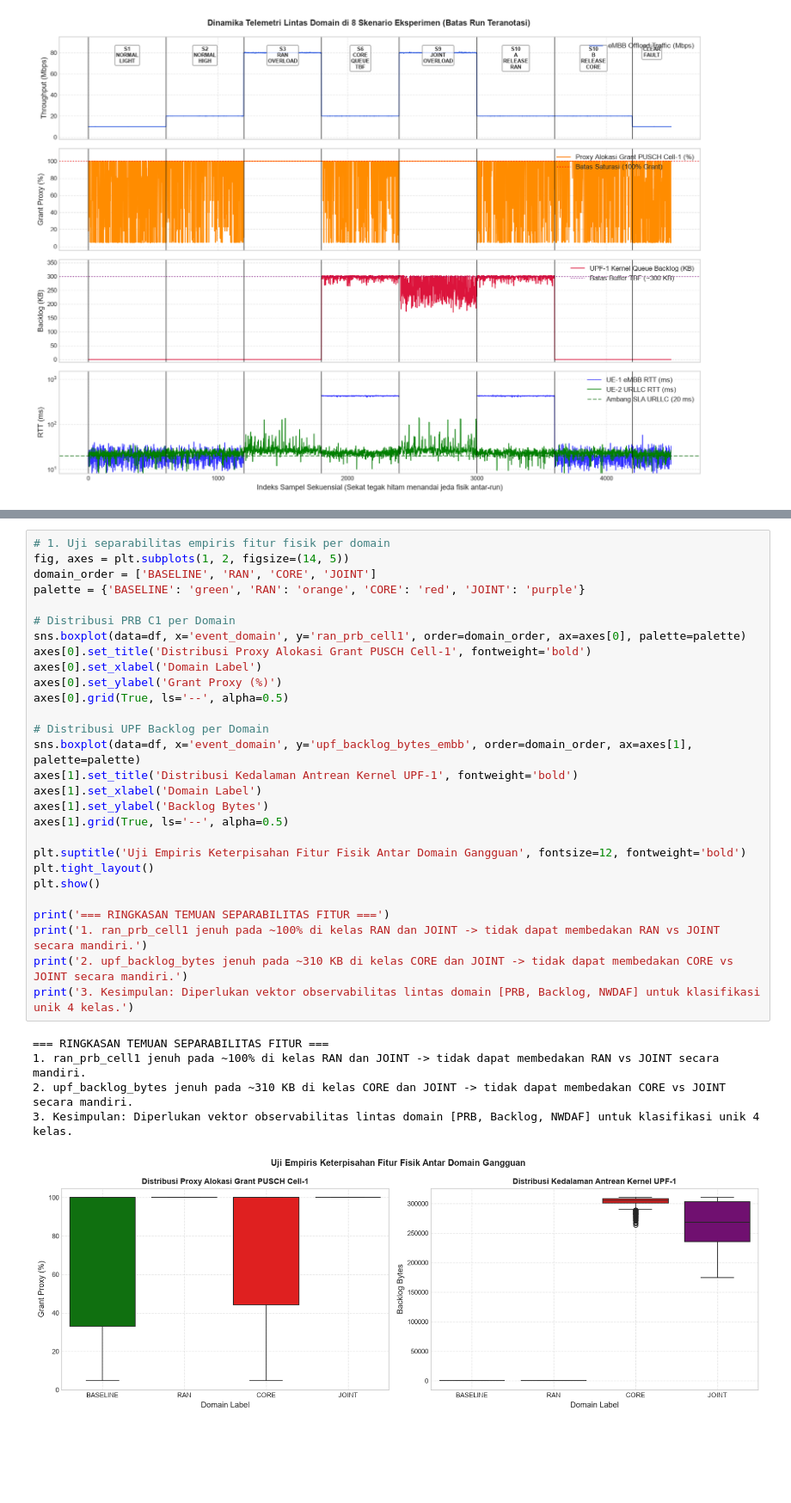
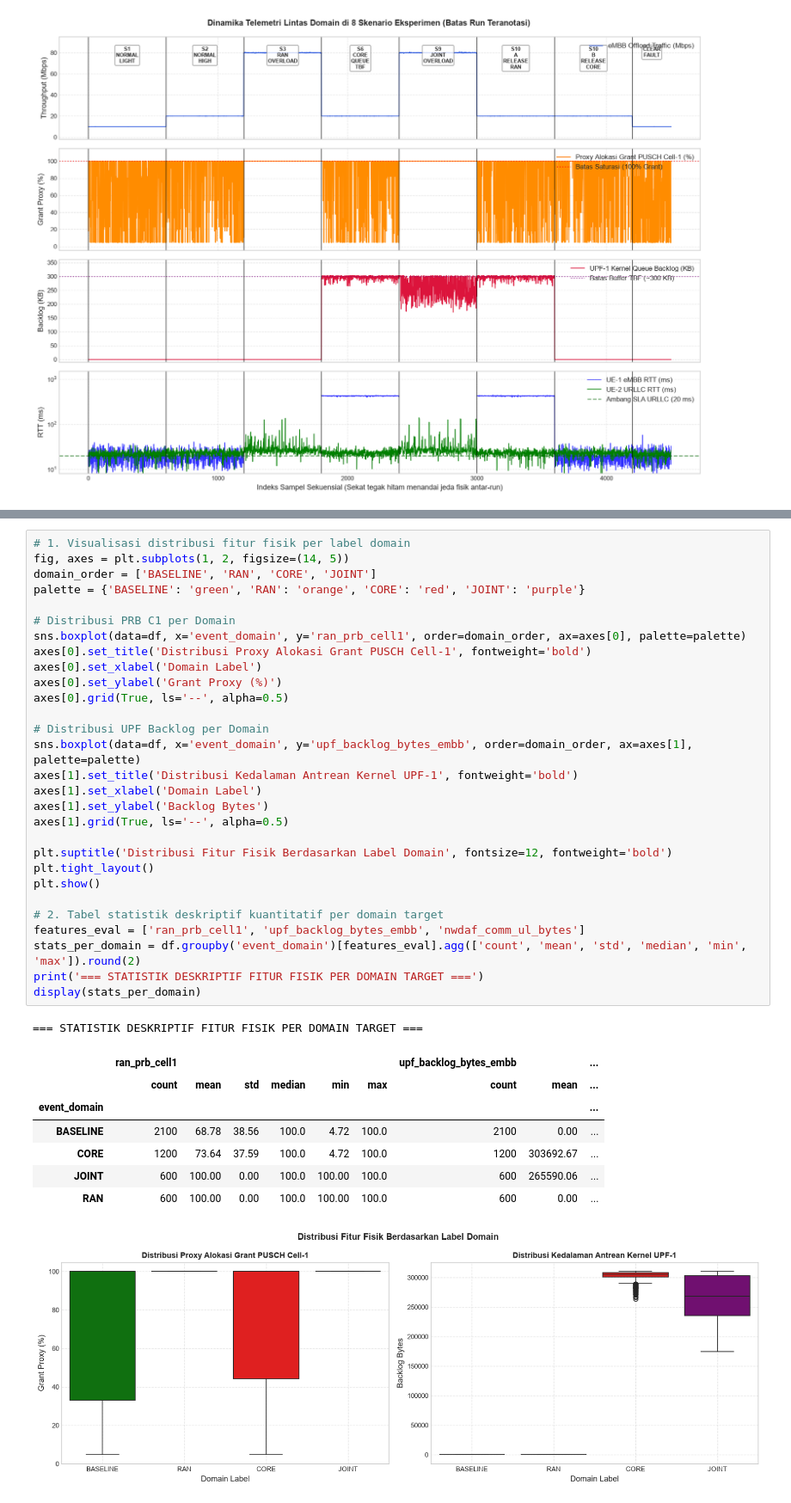
Before and after one commit to IdhulRahman/Thesis, a Jupyter notebook: experiments/01_telemetry_eda.ipynb, the cells around one changed output, grey strips where cells are left out. Shown at 86% size. Cells and saved outputs as stored; diff of their text form; blank space fills up the shorter version.

```diff
--- a/experiments/01_telemetry_eda.ipynb
+++ b/experiments/01_telemetry_eda.ipynb
@@ -338,34 +334,39 @@ plt.show()
 # %%
-# 1. Uji separabilitas empiris fitur fisik per domain
+# 1. Visualisasi distribusi fitur fisik per label domain
 fig, axes = plt.subplots(1, 2, figsize=(14, 5))
 domain_order = ['BASELINE', 'RAN', 'CORE', 'JOINT']
 palette = {'BASELINE': 'green', 'RAN': 'orange', 'CORE': 'red', 'JOINT': 'purple'}
 
 # Distribusi PRB C1 per Domain
 sns.boxplot(data=df, x='event_domain', y='ran_prb_cell1', order=domain_order, ax=axes[0], palette=palette)
 axes[0].set_title('Distribusi Proxy Alokasi Grant PUSCH Cell-1', fontweight='bold')
 axes[0].set_xlabel('Domain Label')
 axes[0].set_ylabel('Grant Proxy (%)')
 axes[0].grid(True, ls='--', alpha=0.5)
 
 # Distribusi UPF Backlog per Domain
 sns.boxplot(data=df, x='event_domain', y='upf_backlog_bytes_embb', order=domain_order, ax=axes[1], palette=palette)
 axes[1].set_title('Distribusi Kedalaman Antrean Kernel UPF-1', fontweight='bold')
 axes[1].set_xlabel('Domain Label')
 axes[1].set_ylabel('Backlog Bytes')
 axes[1].grid(True, ls='--', alpha=0.5)
 
-plt.suptitle('Uji Empiris Keterpisahan Fitur Fisik Antar Domain Gangguan', fontsize=12, fontweight='bold')
+plt.suptitle('Distribusi Fitur Fisik Berdasarkan Label Domain', fontsize=12, fontweight='bold')
 plt.tight_layout()
 plt.show()
 
-print('=== RINGKASAN TEMUAN SEPARABILITAS FITUR ===')
-print('1. ran_prb_cell1 jenuh pada ~100% di kelas RAN dan JOINT -> tidak dapat membedakan RAN vs JOINT secara mandiri.')
-print('2. upf_backlog_bytes jenuh pada ~310 KB di kelas CORE dan JOINT -> tidak dapat membedakan CORE vs JOINT secara mandiri.')
-print('3. Kesimpulan: Diperlukan vektor observabilitas lintas domain [PRB, Backlog, NWDAF] untuk klasifikasi unik 4 kelas.')
+# 2. Tabel statistik deskriptif kuantitatif per domain target
+features_eval = ['ran_prb_cell1', 'upf_backlog_bytes_embb', 'nwdaf_comm_ul_bytes']
+stats_per_domain = df.groupby('event_domain')[features_eval].agg(['count', 'mean', 'std', 'median', 'min', 'max']).round(2)
+print('=== STATISTIK DESKRIPTIF FITUR FISIK PER DOMAIN TARGET ===')
+display(stats_per_domain)
 # %% [output]
-=== RINGKASAN TEMUAN SEPARABILITAS FITUR ===
-1. ran_prb_cell1 jenuh pada ~100% di kelas RAN dan JOINT -> tidak dapat membedakan RAN vs JOINT secara mandiri.
-2. upf_backlog_bytes jenuh pada ~310 KB di kelas CORE dan JOINT -> tidak dapat membedakan CORE vs JOINT secara mandiri.
-3. Kesimpulan: Diperlukan vektor observabilitas lintas domain [PRB, Backlog, NWDAF] untuk klasifikasi unik 4 kelas.
+=== STATISTIK DESKRIPTIF FITUR FISIK PER DOMAIN TARGET ===
+|  | ran_prb_cell1 |  |  |  |  |  | upf_backlog_bytes_embb |  | ... |
+|  | count | mean | std | median | min | max | count | mean | ... |
+| event_domain |  |  |  |  |  |  |  |  | ... |
+| BASELINE | 2100 | 68.78 | 38.56 | 100.0 | 4.72 | 100.0 | 2100 | 0.00 | ... |
+| CORE | 1200 | 73.64 | 37.59 | 100.0 | 4.72 | 100.0 | 1200 | 303692.67 | ... |
+| JOINT | 600 | 100.00 | 0.00 | 100.0 | 100.00 | 100.0 | 600 | 265590.06 | ... |
+| RAN | 600 | 100.00 | 0.00 | 100.0 | 100.00 | 100.0 | 600 | 0.00 | ... |
-[figure, old version]
+[figure, new version]
```
Also changed, not shown: parts of 11 cells of this notebook.
